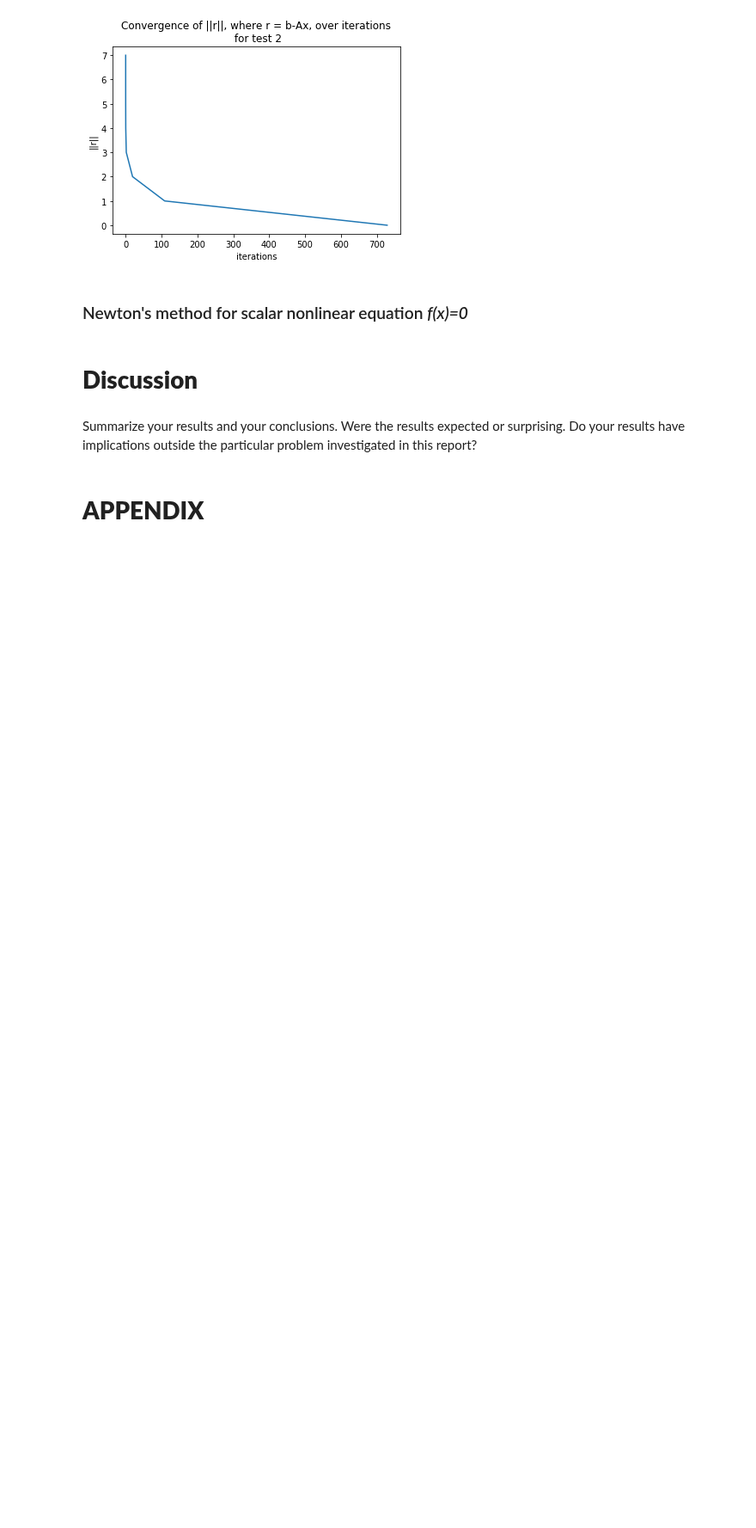
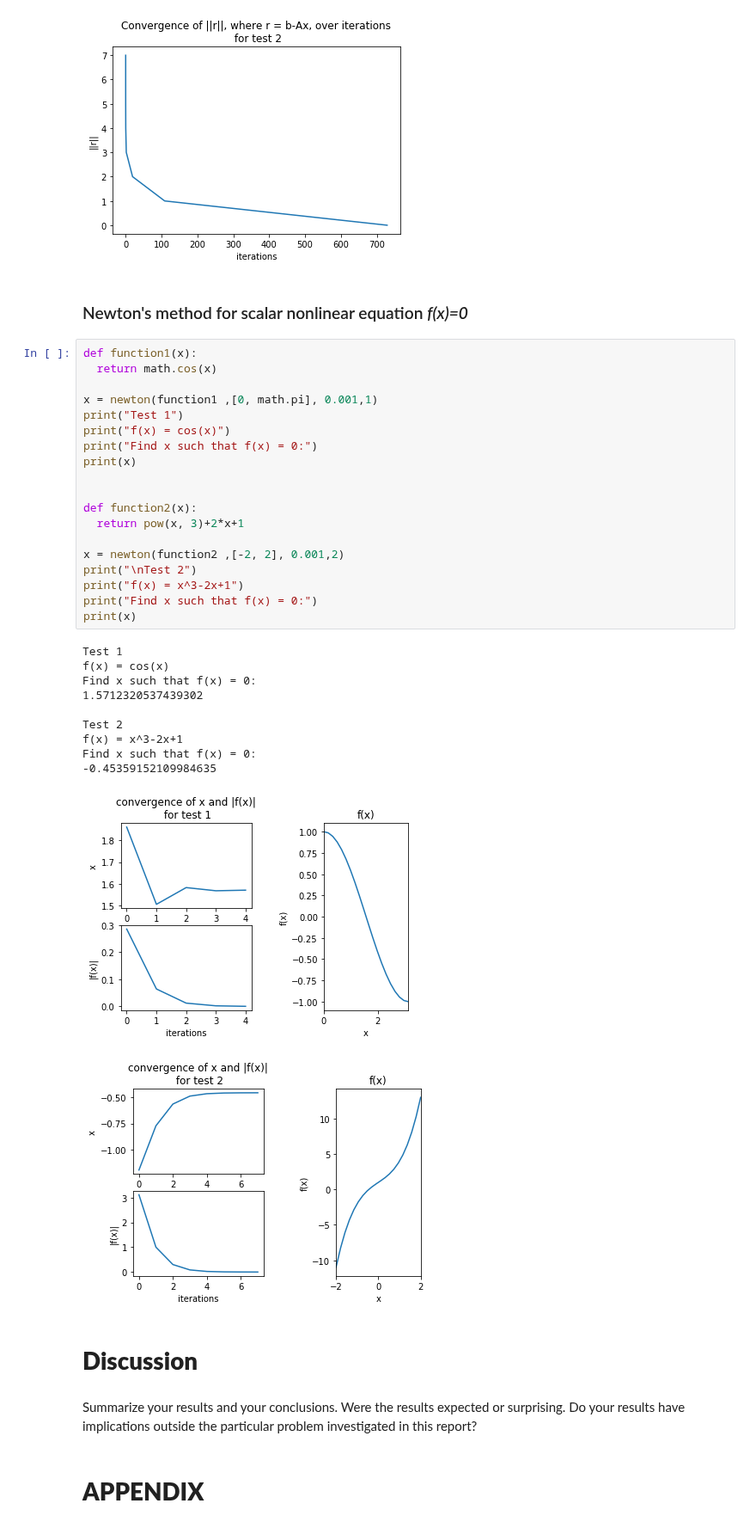
Before and after one commit to johanhoffman/DD2363-VT20, a Jupyter notebook: Lab-3/linde-report-lab-3.ipynb, the cells around one changed output. Shown at 86% size. Cells and saved outputs as stored; diff of their text form; blank space fills up the shorter version.

Commit message:
newtons method

```diff
--- a/Lab-3/linde-report-lab-3.ipynb
+++ b/Lab-3/linde-report-lab-3.ipynb
@@ -374,6 +421,37 @@ Convergence criterion was not met
 [figure]
 # %% [markdown]
 ### Newton's method for scalar nonlinear equation *f(x)=0*
+# %%
+def function1(x):
+  return math.cos(x)
+
+x = newton(function1 ,[0, math.pi], 0.001,1)
+print("Test 1")
+print("f(x) = cos(x)")
+print("Find x such that f(x) = 0:")
+print(x)
+
+
+def function2(x):
+  return pow(x, 3)+2*x+1
+
+x = newton(function2 ,[-2, 2], 0.001,2)
+print("\nTest 2")
+print("f(x) = x^3-2x+1")
+print("Find x such that f(x) = 0:")
+print(x)
+# %% [output]
+Test 1
+f(x) = cos(x)
+Find x such that f(x) = 0:
+1.5712320537439302
+
+Test 2
+f(x) = x^3-2x+1
+Find x such that f(x) = 0:
+-0.45359152109984635
+[figure, added]
+[figure, added]
 # %% [markdown]
 # **Discussion**
 # %% [markdown]
```
Also changed, not shown: parts of 10 cells of this notebook.
